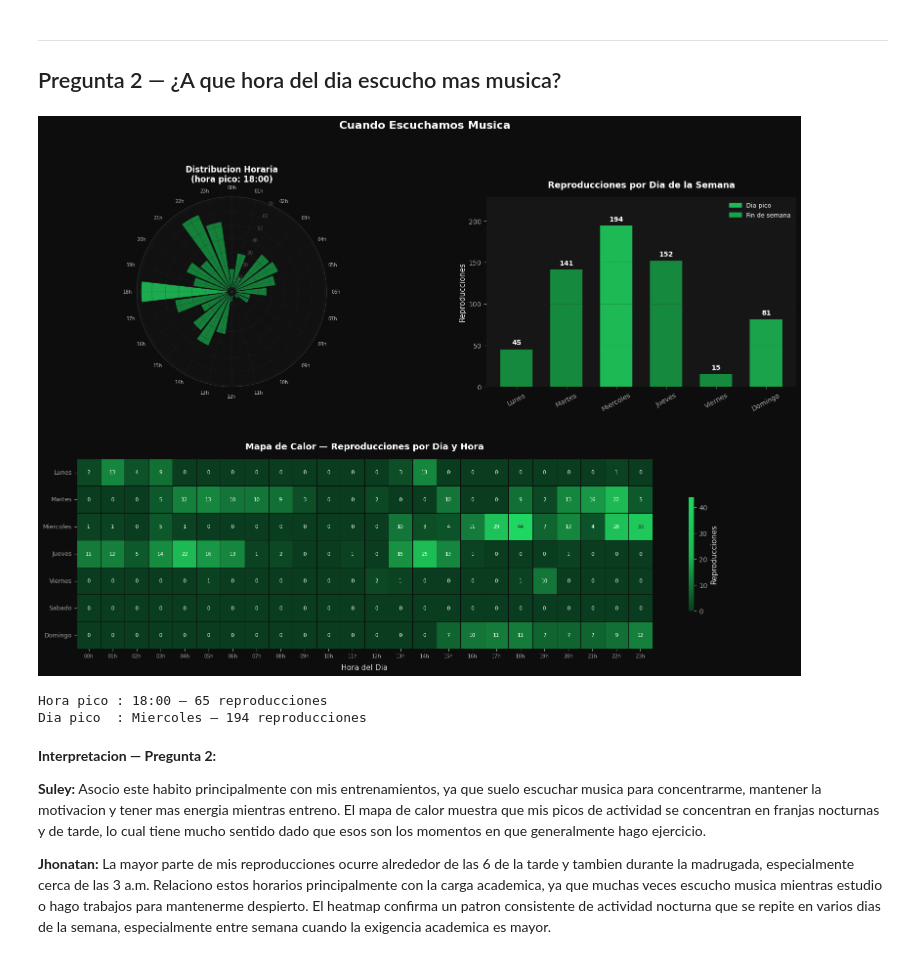
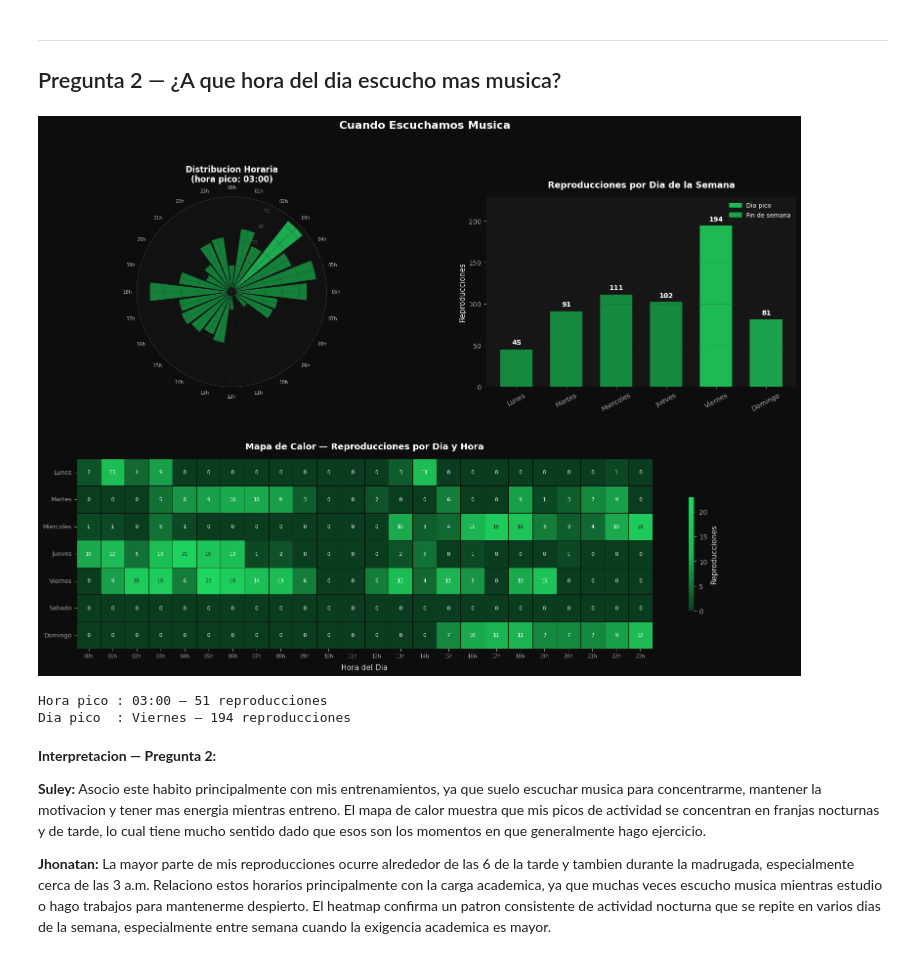
Before and after one commit to suleysuarez/DWH-SPOTIFY-WRAPPED-, a Jupyter notebook: notebooks/eda_spotify_vera_suarez.ipynb, the cells around one changed output. Drawn from its saved outputs; the diff is of its cells as text; code cells hidden in the pictures.

```diff
--- a/notebooks/eda_spotify_vera_suarez.ipynb
+++ b/notebooks/eda_spotify_vera_suarez.ipynb
@@ -256,3 +260,19 @@ plt.show()
 # %% [markdown]
 ---
 ## Paso 2 — Estadistica descriptiva
+# %%
+# ── Configuracion de usuario para el analisis ─────────────────────────────────
+# Cambiar MY_USER_ID segun quien ejecuta el notebook:
+#   1 = Jhonatan Vera   (31mrc4wlh7c32qlvzs444yddlu4q)
+#   2 = Suley Suarez    (31ma67hqntmvsatjql6faefhlzsq)
+
+MY_USER_ID = 1
+
+user_info = df_users[df_users['user_id'] == MY_USER_ID].iloc[0]
+print(f'Analizando datos de: {user_info["display_name"]} (user_id={MY_USER_ID})')
+print(f'Email: {user_info["email"]}')
+print(f'Pais: {user_info["country"]}  |  Plan: {user_info["product"]}')
+
+# Filtrar historial al usuario seleccionado
+df_history_user = df_history[df_history['user_id'] == MY_USER_ID].copy()
+print(f'\nReproduciones del usuario: {len(df_history_user)} de {len(df_history)} totales en el DWH')
@@ -297,23 +323,25 @@ La duracion promedio de las canciones es ~4.26 minutos (std ~2.25 min), lo que e
 ---
 ## Pregunta 1 — ¿Cuales son mis 10 artistas mas escuchados?
 # %%
-top10 = read_sql("""
+top10 = read_sql(f"""
     SELECT a.name            AS artist,
            a.followers_count AS followers,
            COUNT(*)          AS plays
     FROM dwh.fact_listening_history h
     JOIN dwh.dim_artists a ON h.artist_id = a.artist_id
+    WHERE h.user_id = {MY_USER_ID}
     GROUP BY a.name, a.followers_count
     ORDER BY plays DESC
     LIMIT 10
 """)
 
-top20 = read_sql("""
+top20 = read_sql(f"""
     SELECT a.name            AS artist,
            a.followers_count AS followers,
            COUNT(*)          AS plays
     FROM dwh.fact_listening_history h
     JOIN dwh.dim_artists a ON h.artist_id = a.artist_id
+    WHERE h.user_id = {MY_USER_ID}
     GROUP BY a.name, a.followers_count
     ORDER BY plays DESC
     LIMIT 20
@@ -384,9 +412,10 @@ Artista #1: Miel San Marcos con 43 reproducciones
 ---
 ## Pregunta 2 — ¿A que hora del dia escucho mas musica?
 # %%
-hourly = read_sql("""
+hourly = read_sql(f"""
     SELECT hour_of_day, COUNT(*) AS plays
     FROM dwh.fact_listening_history
+    WHERE user_id = {MY_USER_ID}
     GROUP BY hour_of_day ORDER BY hour_of_day
 """)
 all_hours = pd.DataFrame({'hour_of_day': range(24)})
@@ -398,17 +427,21 @@ DAY_ORDER = ['Monday','Tuesday','Wednesday','Thursday','Friday','Saturday','Sund
 DAY_ES    = {'Monday':'Lunes','Tuesday':'Martes','Wednesday':'Miercoles',
              'Thursday':'Jueves','Friday':'Viernes','Saturday':'Sabado','Sunday':'Domingo'}
 
-daily = read_sql("""
+daily = read_sql(f"""
     SELECT day_of_week, COUNT(*) AS plays
-    FROM dwh.fact_listening_history GROUP BY day_of_week
+    FROM dwh.fact_listening_history
+    WHERE user_id = {MY_USER_ID}
+    GROUP BY day_of_week
 """)
 daily['day_cat'] = pd.Categorical(daily['day_of_week'], categories=DAY_ORDER, ordered=True)
 daily = daily.sort_values('day_cat')
 daily['nombre'] = daily['day_of_week'].map(DAY_ES)
 
-heat_raw = read_sql("""
+heat_raw = read_sql(f"""
     SELECT day_of_week, hour_of_day, COUNT(*) AS plays
-    FROM dwh.fact_listening_history GROUP BY day_of_week, hour_of_day
+    FROM dwh.fact_listening_history
+    WHERE user_id = {MY_USER_ID}
+    GROUP BY day_of_week, hour_of_day
 """)
 heat_pivot = heat_raw.pivot_table(
     index='day_of_week', columns='hour_of_day', values='plays', fill_value=0
@@ -461,36 +494,36 @@ ax_day.set_title('Reproducciones por Dia de la Semana', fontweight='bold')
 ax_day.tick_params(axis='x', rotation=28)
 ax_day.set_ylim(0, daily['plays'].max() * 1.18)
 ax_day.grid(axis='y', alpha=0.3)
 ax_day.spines[['top', 'right', 'left', 'bottom']].set_visible(False)
 we_patch = mpatches.Patch(color=C_GREEN2, label='Fin de semana')
 pk_patch = mpatches.Patch(color=C_GREEN,  label='Dia pico')
 ax_day.legend(handles=[pk_patch, we_patch], fontsize=9)
 
 # Grafico 3: Heatmap hora x dia
 ax_heat = fig.add_subplot(gs[1, :])
 sns.heatmap(
     heat_pivot, ax=ax_heat,
     cmap=GREEN_CMAP,
     linewidths=0.4, linecolor=C_BG,
     annot=True, fmt='d', annot_kws={'size': 7.5},
     cbar_kws={'label': 'Reproducciones', 'shrink': 0.6},
 )
 ax_heat.set_xlabel('Hora del Dia', labelpad=8)
 ax_heat.set_ylabel('')
 ax_heat.set_title('Mapa de Calor — Reproducciones por Dia y Hora', fontweight='bold')
 ax_heat.set_xticklabels([f'{h:02d}h' for h in range(24)], fontsize=7.5, rotation=0)
 ax_heat.tick_params(axis='y', rotation=0, labelsize=9)
 
 plt.suptitle('Cuando Escuchamos Musica', fontsize=16, fontweight='bold', y=1.01)
 plt.savefig('p2_tiempo.png', dpi=150, bbox_inches='tight', facecolor=C_BG)
 plt.show()
 
 print(f'Hora pico : {peak_hour:02d}:00 — {hourly["plays"].max()} reproducciones')
 print(f'Dia pico  : {daily.loc[peak_day_idx, "nombre"]} — {daily.loc[peak_day_idx, "plays"]} reproducciones')
 # %% [output]
-[figure, old version]
+[figure, new version]
-Hora pico : 18:00 — 65 reproducciones
-Dia pico  : Miercoles — 194 reproducciones
+Hora pico : 03:00 — 51 reproducciones
+Dia pico  : Viernes — 194 reproducciones
 # %% [markdown]
 **Interpretacion — Pregunta 2:**
 
```
Also changed, not shown: parts of 17 cells of this notebook, 8 other files.
